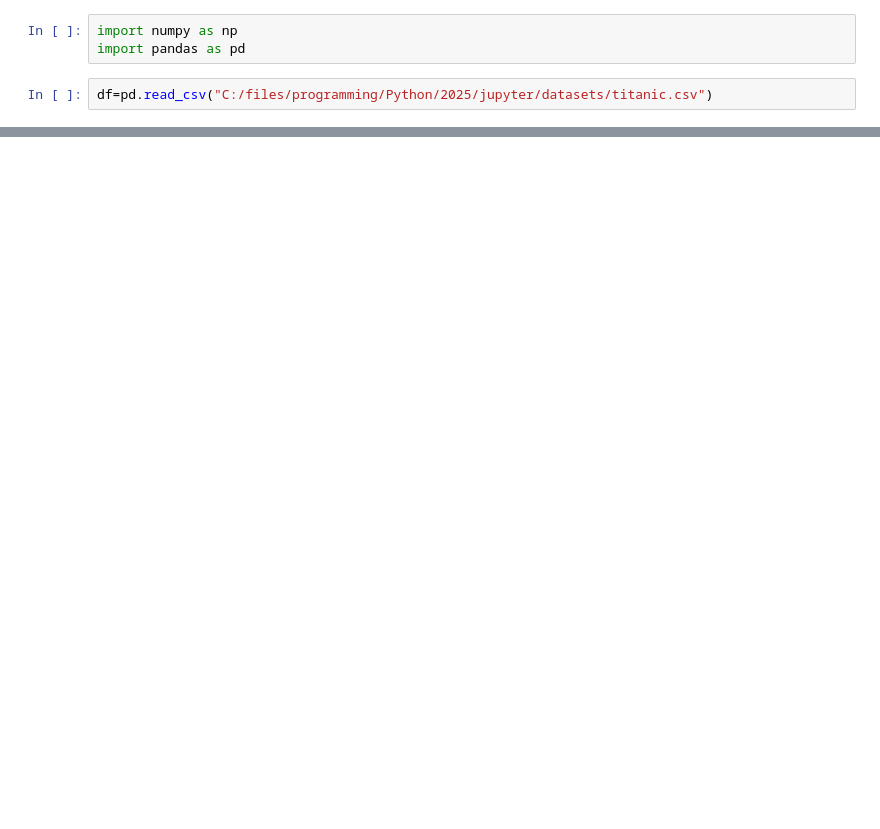
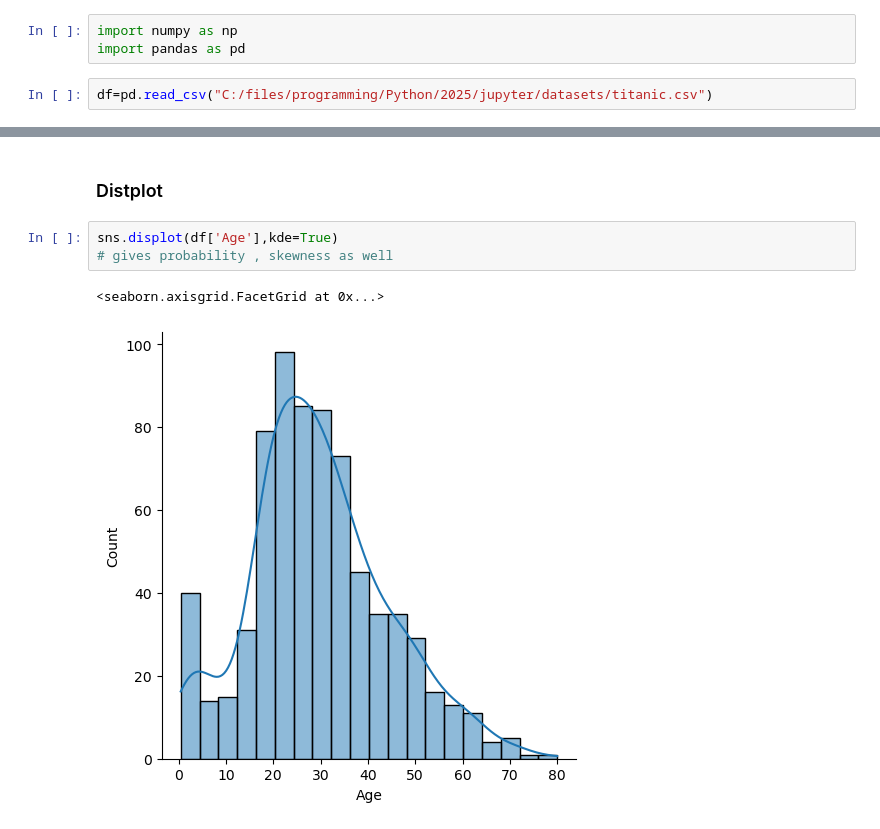
Before and after one commit to kartikkumarofficial/Python, a Jupyter notebook: jupyter/campusx/19univariate_analysis.ipynb, the cells around one changed output, grey strips where cells are left out. Saved outputs shown, nothing was run; the diff lists cells and outputs as text; blank space fills up the shorter version.

```diff
--- a/jupyter/campusx/19univariate_analysis.ipynb
+++ b/jupyter/campusx/19univariate_analysis.ipynb
@@ -37,0 +62,8 @@ dtype('int64')
+# %% [markdown]
+### Distplot
+# %%
+sns.displot(df['Age'],kde=True)
+# gives probability , skewness as well
+# %% [output]
+<seaborn.axisgrid.FacetGrid at 0x...>
+[figure, added]
```
Also changed, not shown: parts of 19 cells of this notebook, 1 other file.
